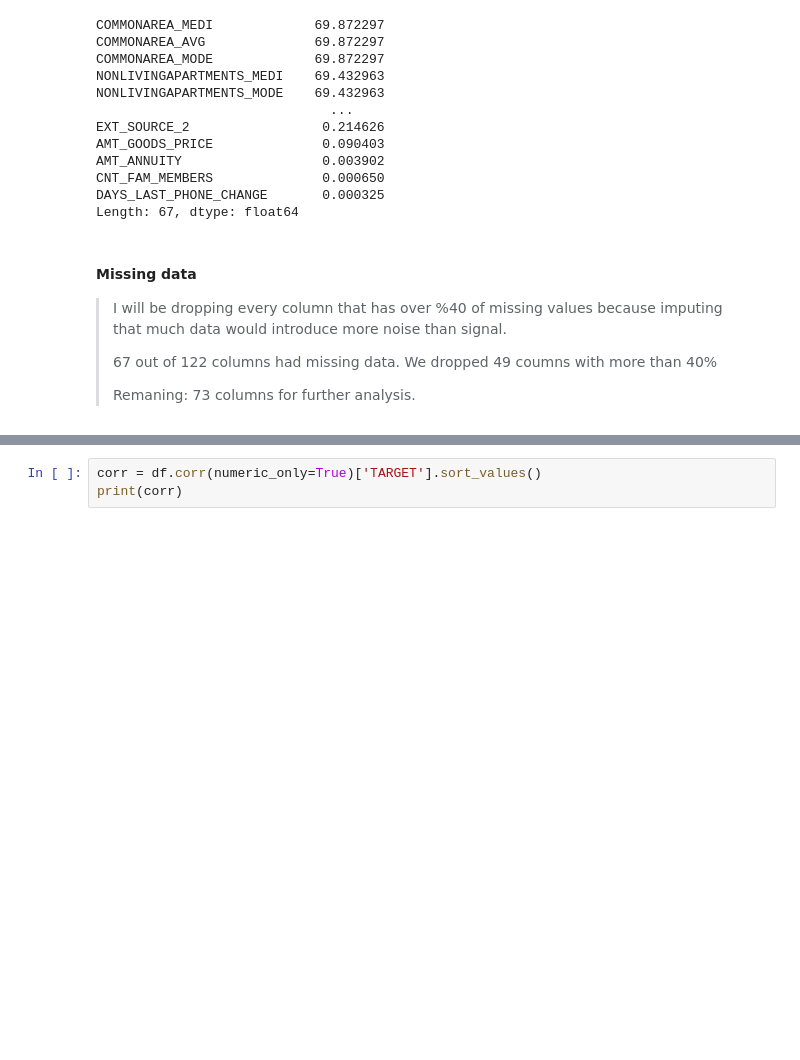
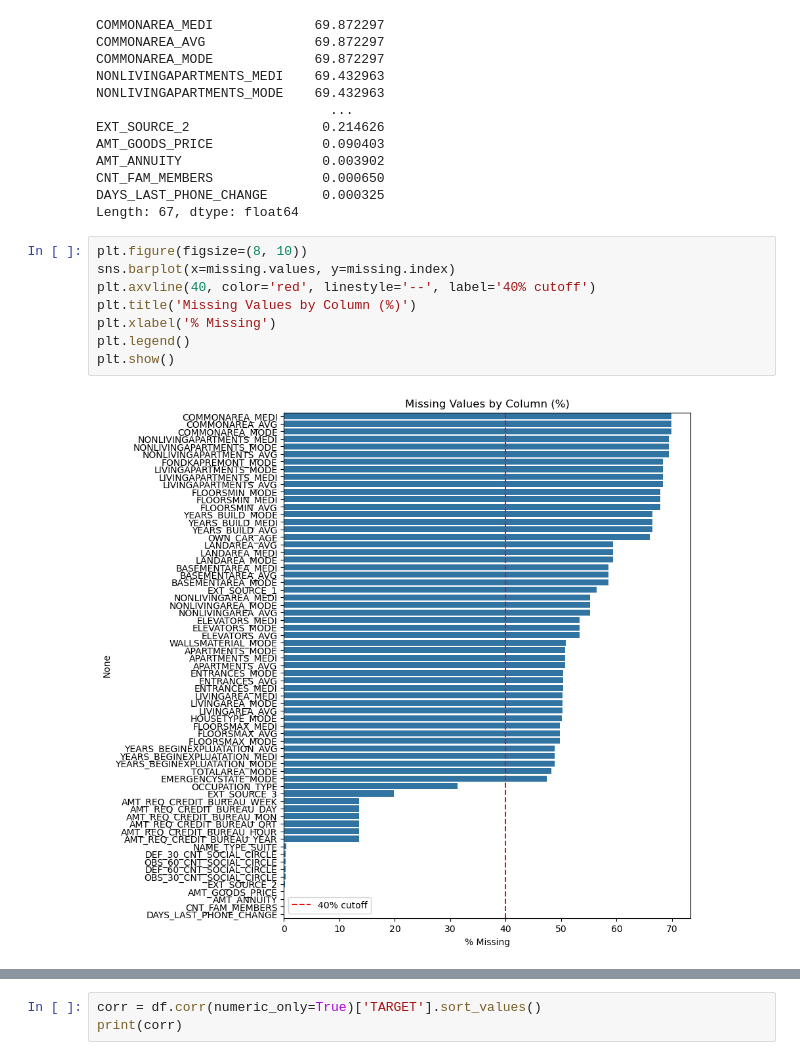
Before and after one commit to edgarordonezz/loan-default-predictor, a Jupyter notebook: load_default_eda_training.ipynb, the cells around one changed output, grey strips where cells are left out. Drawn from its saved outputs; the diff is of its cells as text; blank space fills up the shorter version.

```diff
--- a/load_default_eda_training.ipynb
+++ b/load_default_eda_training.ipynb
@@ -56,13 +99,16 @@ AMT_ANNUITY                  0.003902
 CNT_FAM_MEMBERS              0.000650
 DAYS_LAST_PHONE_CHANGE       0.000325
 Length: 67, dtype: float64
-# %% [markdown]
-#### Missing data
-> I will be dropping every column that has over %40 of missing values because imputing that much data would introduce more noise than signal.
->
-> 67 out of 122 columns had missing data. We dropped 49 coumns with more than 40%
->
-> Remaning: 73 columns for further analysis.
+# %%
+plt.figure(figsize=(8, 10))
+sns.barplot(x=missing.values, y=missing.index)
+plt.axvline(40, color='red', linestyle='--', label='40% cutoff')
+plt.title('Missing Values by Column (%)')
+plt.xlabel('% Missing')
+plt.legend()
+plt.show()
+# %% [output]
+[figure, added]
 # %%
 drop_cols = missing[missing > 40].index.tolist()
 print(f"Columns to drop: {len(drop_cols)}")
```
Also changed, not shown: parts of 29 cells of this notebook.
